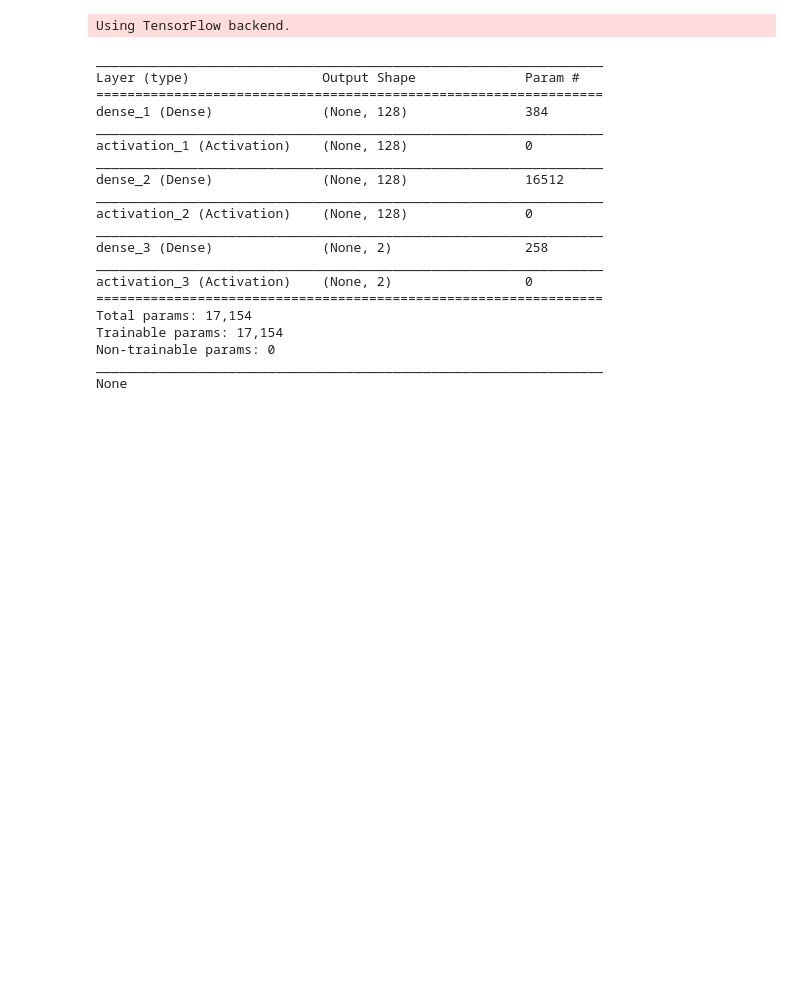
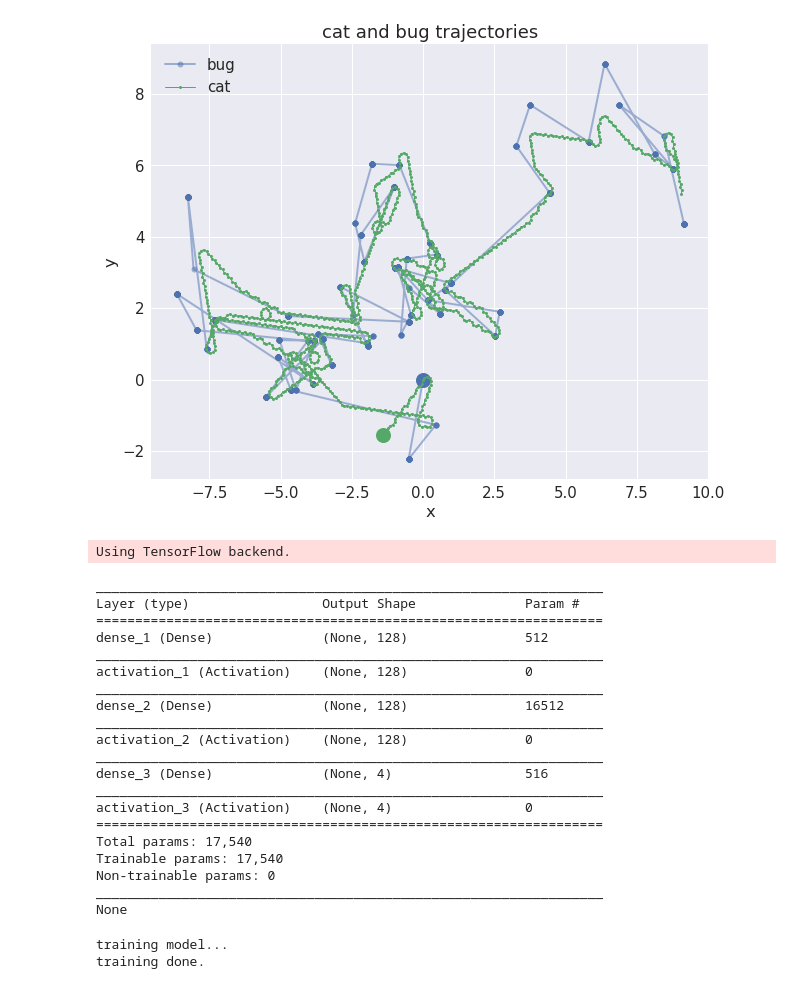
Before and after one commit to joehahn/dl, a Jupyter notebook: hopper/hopper.ipynb, the cells around one changed output. Cells and saved outputs as stored; diff of their text form; code cells hidden in the pictures; blank space fills up the shorter version.

```diff
--- a/hopper/hopper.ipynb
+++ b/hopper/hopper.ipynb
@@ -107,7 +81,28 @@ plt.savefig('figs/cat_bug_xy.png')
+# %%
+#plot separations and rewards vs turn
+fig, ax = plt.subplots(1,1, figsize=(10, 8))
+xp = bug[:,0]
+yp1 = bug[:,1]
+colors=sns.color_palette()
+ax.plot(xp, yp1, marker='o', markersize=6, linewidth=2, alpha=0.5, color=colors[0], label='bug')
+ax.plot(xp[0], yp1[0], marker='o', markersize=15, color=colors[0])
+xp = cat[:,0]
+yp2 = cat[:,1]
+ax.plot(xp, yp2, marker='o', markersize=3, linestyle='-', linewidth=1, color=colors[1], label='cat')
+ax.plot(xp[0], yp2[0], marker='o', markersize=15, color=colors[1])
+ax.set_title('cat and bug trajectories')
+ax.set_ylabel('y')
+ax.set_xlabel('x')
+ax.legend()
+plt.savefig('figs/xy.png')
+# %% [output]
+[figure, added]
 # %%
 #build neural network model
-N_inputs = state['cat_xy'].shape[0]
-N_outputs = N_inputs
+state_vector = state2vector(state)
+N_inputs = state_vector.shape[1]
+N_outputs = len(environment['actions'])
+N_neurons = 128
 model = build_model(N_inputs, N_neurons, N_outputs)
 print model.summary()
 # %% [output]
@@ -115,7 +110,7 @@ Using TensorFlow backend.
 _________________________________________________________________
 Layer (type)                 Output Shape              Param #
 =================================================================
-dense_1 (Dense)              (None, 128)               384
+dense_1 (Dense)              (None, 128)               512
 _________________________________________________________________
 activation_1 (Activation)    (None, 128)               0
 _________________________________________________________________
@@ -123,12 +118,12 @@ dense_2 (Dense)              (None, 128)               16512
 _________________________________________________________________
 activation_2 (Activation)    (None, 128)               0
 _________________________________________________________________
-dense_3 (Dense)              (None, 2)                 258
+dense_3 (Dense)              (None, 4)                 516
 _________________________________________________________________
-activation_3 (Activation)    (None, 2)                 0
+activation_3 (Activation)    (None, 4)                 0
 =================================================================
-Total params: 17,154
-Trainable params: 17,154
+Total params: 17,540
+Trainable params: 17,540
 Non-trainable params: 0
 _________________________________________________________________
 None
@@ -214,0 +130,14 @@ return model
+# %%
+#Use Q-learning to train neural network to walk agent A towards goal G...for details see
+#the train() function in grid_walker.py...about two minutes to execute.
+#cat_strategy = 'ai'
+N_training_games = 50
+gamma = 0.85                           #discount for future rewards
+batch_size = len(memories)/15          #number of memories to use when fitting the model
+debug = False
+print 'training model...'
+trained_model = train(environment, model, N_training_games, gamma, memories, batch_size, debug=debug)
+print 'training done.'
+# %% [output]
+training model...
+training done.
```
Also changed, not shown: parts of 9 cells of this notebook, 6 other files.
